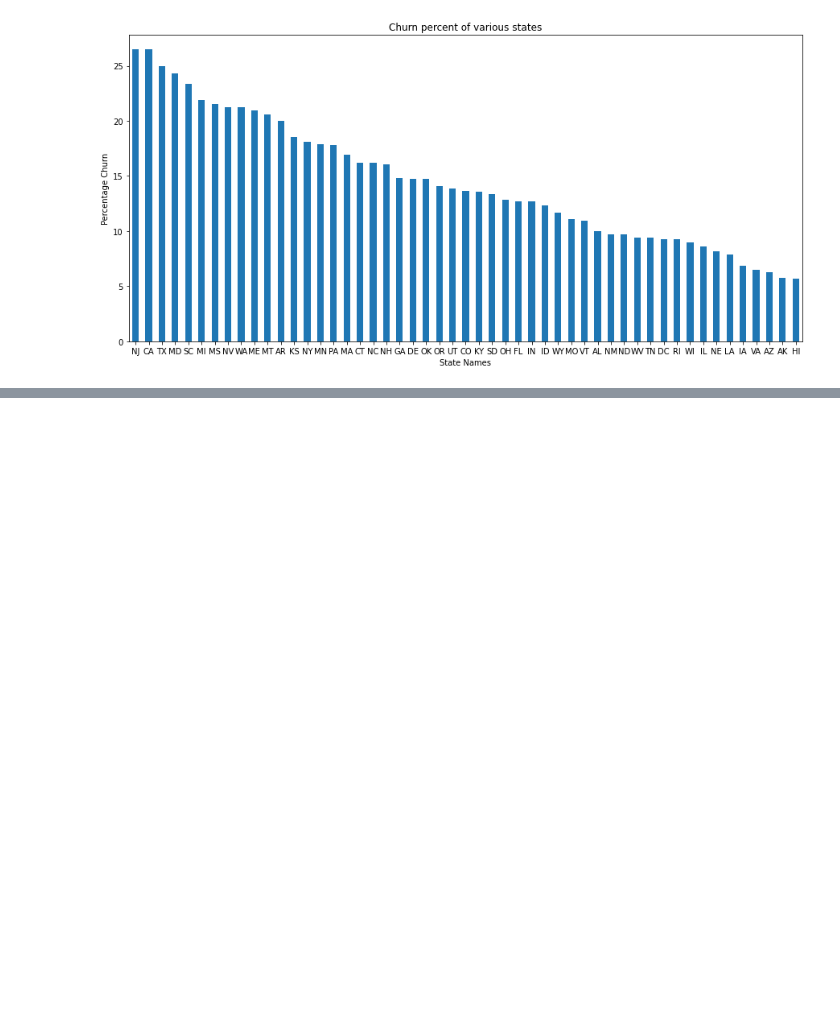
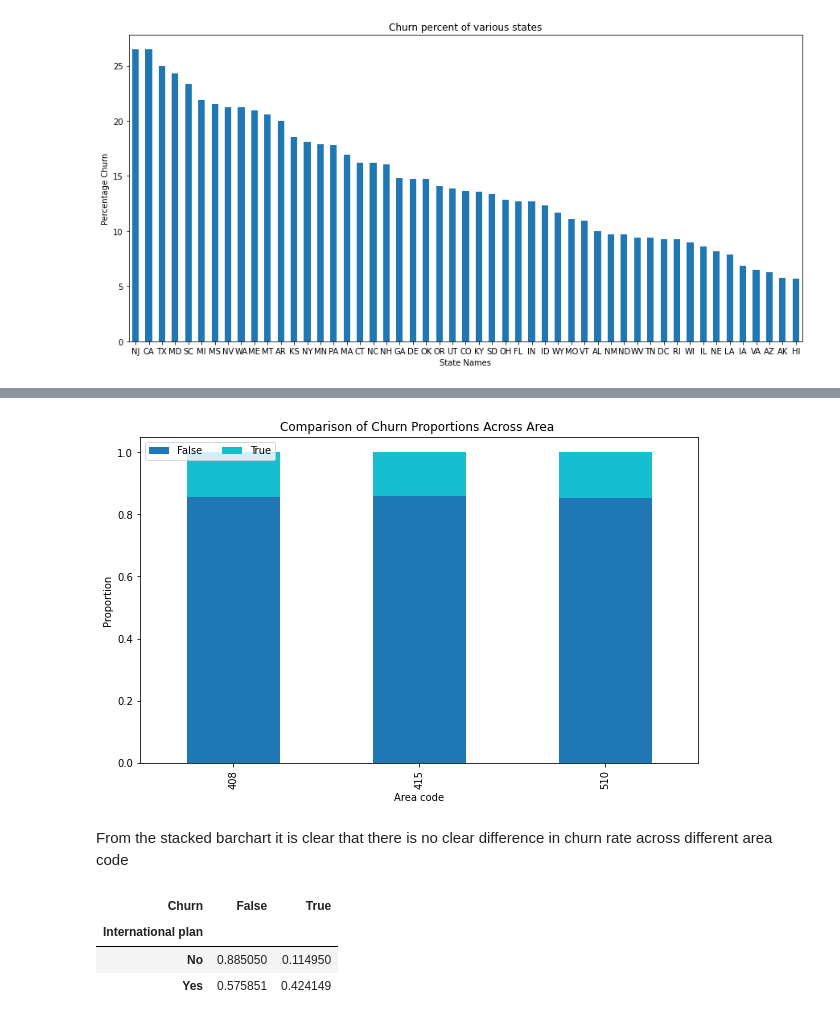
Before and after one commit to ShubhamCDgithub/Telecom-Churn-Analysis, a Jupyter notebook: Telecom_Churn_Analysis_Capstone_Project.ipynb, the cells around one changed output, grey strips where cells are left out. Saved outputs shown, nothing was run; the diff lists cells and outputs as text; code cells hidden in the pictures; blank space fills up the shorter version.

```diff
--- a/Telecom_Churn_Analysis_Capstone_Project.ipynb
+++ b/Telecom_Churn_Analysis_Capstone_Project.ipynb
@@ -343,0 +361,4 @@ Text(0, 0.5, 'Percentage Churn')
+# %%
+#area code
+area_churn_df=pd.crosstab(index=df['Area code'],columns=df['Churn'],normalize="index")
+area_churn_df
@@ -343,0 +371,24 @@ Text(0, 0.5, 'Percentage Churn')
+# %%
+area_churn_df.plot(kind='bar',
+                    stacked=True,
+                    colormap='tab10',
+                    figsize=(10, 6))
+
+plt.legend(loc="upper left", ncol=2)
+plt.xlabel("Area code")
+plt.ylabel("Proportion")
+plt.title("Comparison of Churn Proportions Across Area ")
+plt.show()
+# %% [output]
+[figure, added]
+# %% [markdown]
+From the stacked barchart it is clear that there is no clear difference in churn rate across different area code
+# %%
+# International plan
+intpln_churn_df=pd.crosstab(index=df['International plan'],columns=df['Churn'],normalize="index")
+intpln_churn_df
+# %% [output]
+| Churn | False | True |
+| International plan |  |  |
+| No | 0.885050 | 0.114950 |
+| Yes | 0.575851 | 0.424149 |
```
Also changed, not shown: parts of 19 cells of this notebook.
